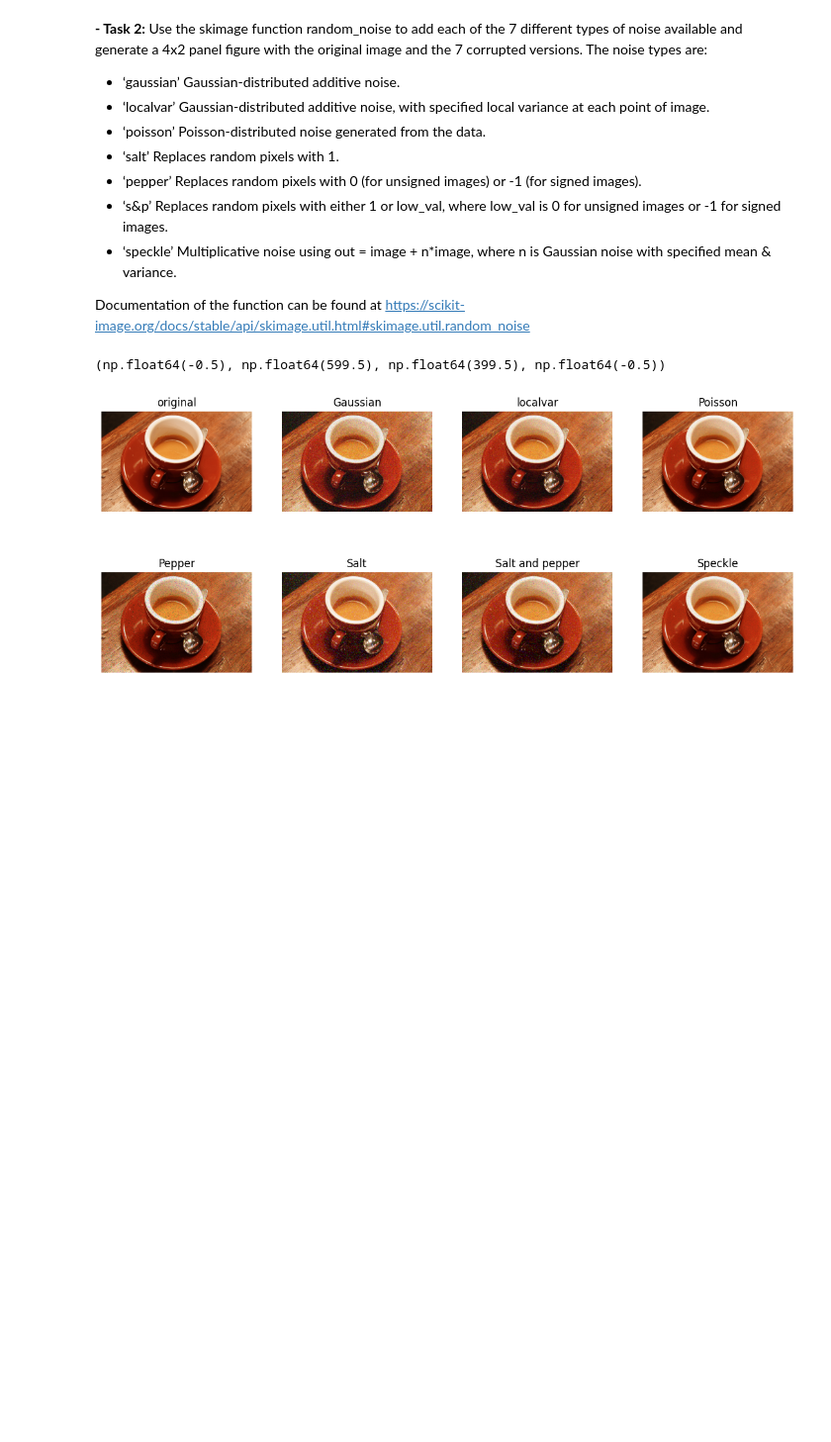
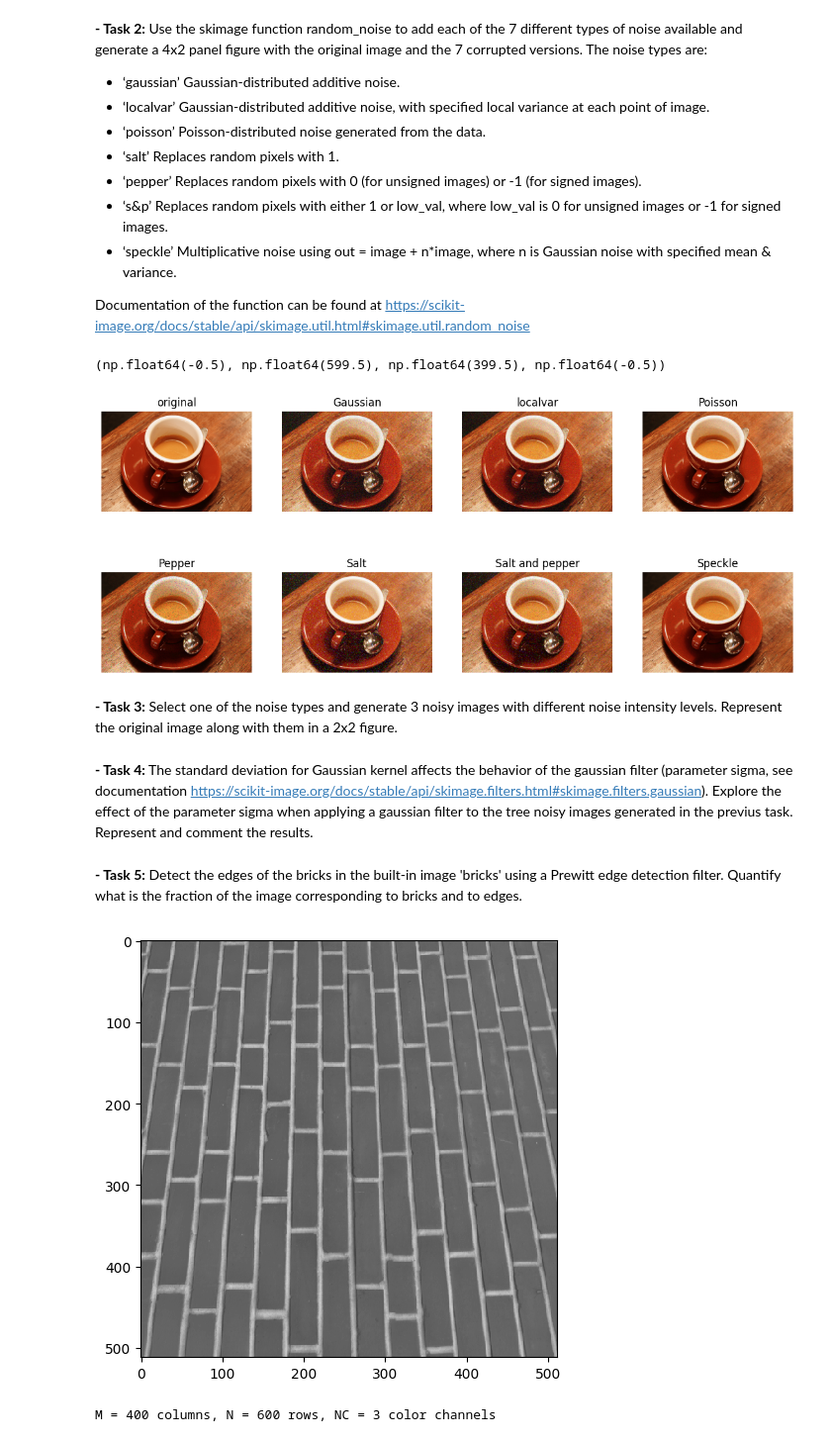
Before and after one commit to Mahsa-Goudarzi/ComputerVision, a Jupyter notebook: M1_Image Processing/Exercise 1.ipynb, the cells around one changed output. Shown at 99% size. Saved outputs shown, nothing was run; the diff lists cells and outputs as text; code cells hidden in the pictures; blank space fills up the shorter version.

```diff
--- a/M1_Image Processing/Exercise 1.ipynb
+++ b/M1_Image Processing/Exercise 1.ipynb
@@ -91,6 +91,22 @@ ax8.axis('off')
 # %% [output]
 (np.float64(-0.5), np.float64(599.5), np.float64(399.5), np.float64(-0.5))
 [figure]
+# %% [markdown]
+**- Task 3:** Select one of the noise types and generate 3 noisy images with different noise intensity levels. Represent the original image along with them in a 2x2 figure.
+# %% [markdown]
+**- Task 4:** The standard deviation for Gaussian kernel affects the behavior of the gaussian filter (parameter sigma, see documentation https://scikit-image.org/docs/stable/api/skimage.filters.html#skimage.filters.gaussian). Explore the effect of the parameter sigma when applying a gaussian filter to the tree noisy images generated in the previus task. Represent and comment the results.
+# %% [markdown]
+**- Task 5:** Detect the edges of the bricks in the built-in image 'bricks' using a Prewitt edge detection filter. Quantify what is the fraction of the image corresponding to bricks and to edges.
+# %%
+import skimage as sk # load skimage libraries
+brick = sk.data.brick() # load a color image from the skimage built-in dataset
+# change colormap to visualize image
+sk.io.imshow(brick) # visualize image using imshow function
+sk.io.show()
+print('M = {} columns, N = {} rows, NC = {} color channels'.format(*IC.shape))
+# %% [output]
+[figure, added]
+M = 400 columns, N = 600 rows, NC = 3 color channels
 # %% [markdown]
 
 
```
Also changed, not shown: parts of 1 cell of this notebook.
